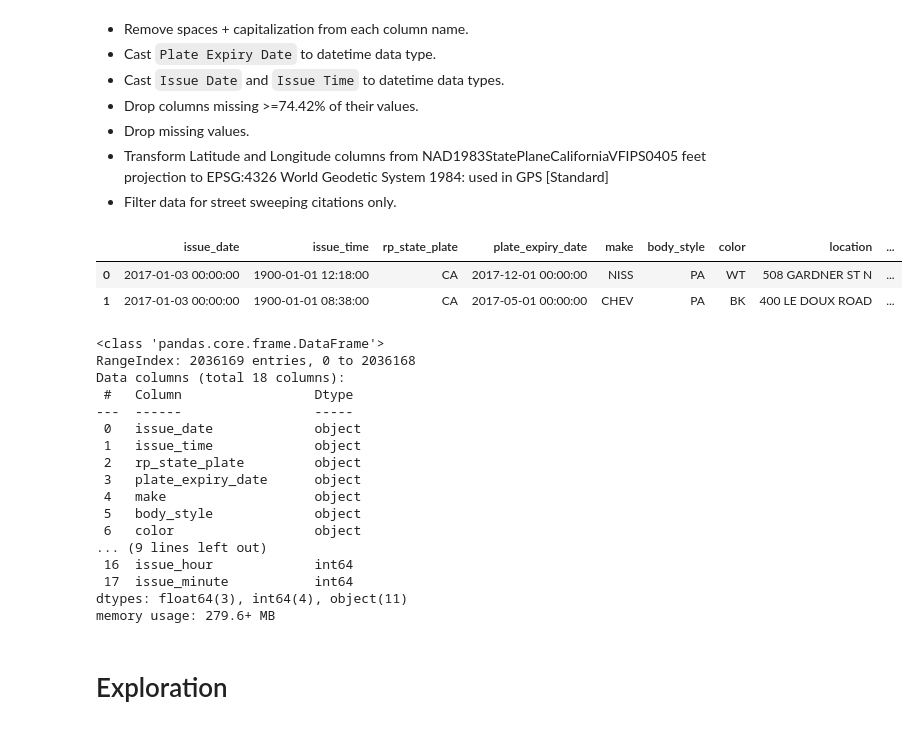
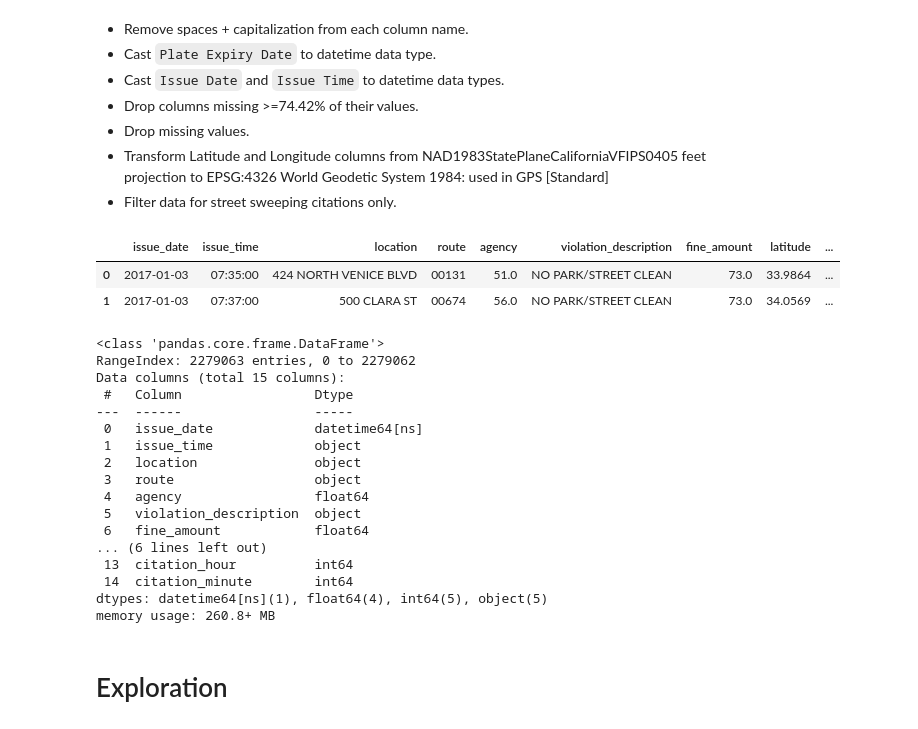
Before and after one commit to Promeos/LADOT-Street-Sweeping-Transition-Pan, a Jupyter notebook: MVP.ipynb, the cells around one changed output. Drawn from its saved outputs; the diff is of its cells as text; code cells hidden in the pictures.

```diff
--- a/MVP.ipynb
+++ b/MVP.ipynb
@@ -117,35 +117,35 @@ __Initial findings__
 - Filter data for street sweeping citations only.
 # %%
 # Prepare the data using a function stored in prepare.py
-df_citations = prepare.prep_sweep_data(df)
+df_citations = src.get_sweep_data(prepared=True)
 
 # Display the first two rows
 df_citations.head(2)
 # %% [output]
-|  | issue_date | issue_time | rp_state_plate | plate_expiry_date | make | body_style | color | location | ... |
-| 0 | 2017-01-03 00:00:00 | 1900-01-01 12:18:00 | CA | 2017-12-01 00:00:00 | NISS | PA | WT | 508 GARDNER ST N | ... |
-| 1 | 2017-01-03 00:00:00 | 1900-01-01 08:38:00 | CA | 2017-05-01 00:00:00 | CHEV | PA | BK | 400 LE DOUX ROAD | ... |
+|  | issue_date | issue_time | location | route | agency | violation_description | fine_amount | latitude | ... |
+| 0 | 2017-01-03 | 07:35:00 | 424 NORTH VENICE BLVD | 00131 | 51.0 | NO PARK/STREET CLEAN | 73.0 | 33.9864 | ... |
+| 1 | 2017-01-03 | 07:37:00 | 500 CLARA ST | 00674 | 56.0 | NO PARK/STREET CLEAN | 73.0 | 34.0569 | ... |
 # %%
 # Check the column data types and non-null counts.
 df_citations.info()
 # %% [output]
 <class 'pandas.core.frame.DataFrame'>
-RangeIndex: 2036169 entries, 0 to 2036168
-Data columns (total 18 columns):
+RangeIndex: 2279063 entries, 0 to 2279062
+Data columns (total 15 columns):
  #   Column                 Dtype
 ---  ------                 -----
- 0   issue_date             object
+ 0   issue_date             datetime64[ns]
  1   issue_time             object
- 2   rp_state_plate         object
- 3   plate_expiry_date      object
- 4   make                   object
- 5   body_style             object
- 6   color                  object
-... (9 lines left out)
- 16  issue_hour             int64
- 17  issue_minute           int64
-dtypes: float64(3), int64(4), object(11)
-memory usage: 279.6+ MB
+ 2   location               object
+ 3   route                  object
+ 4   agency                 float64
+ 5   violation_description  object
+ 6   fine_amount            float64
+... (6 lines left out)
+ 13  citation_hour          int64
+ 14  citation_minute        int64
+dtypes: datetime64[ns](1), float64(4), int64(5), object(5)
+memory usage: 260.8+ MB
 # %% [markdown]
 # Exploration
 # %% [markdown]
```
Also changed, not shown: parts of 27 cells of this notebook, 4 other files.
